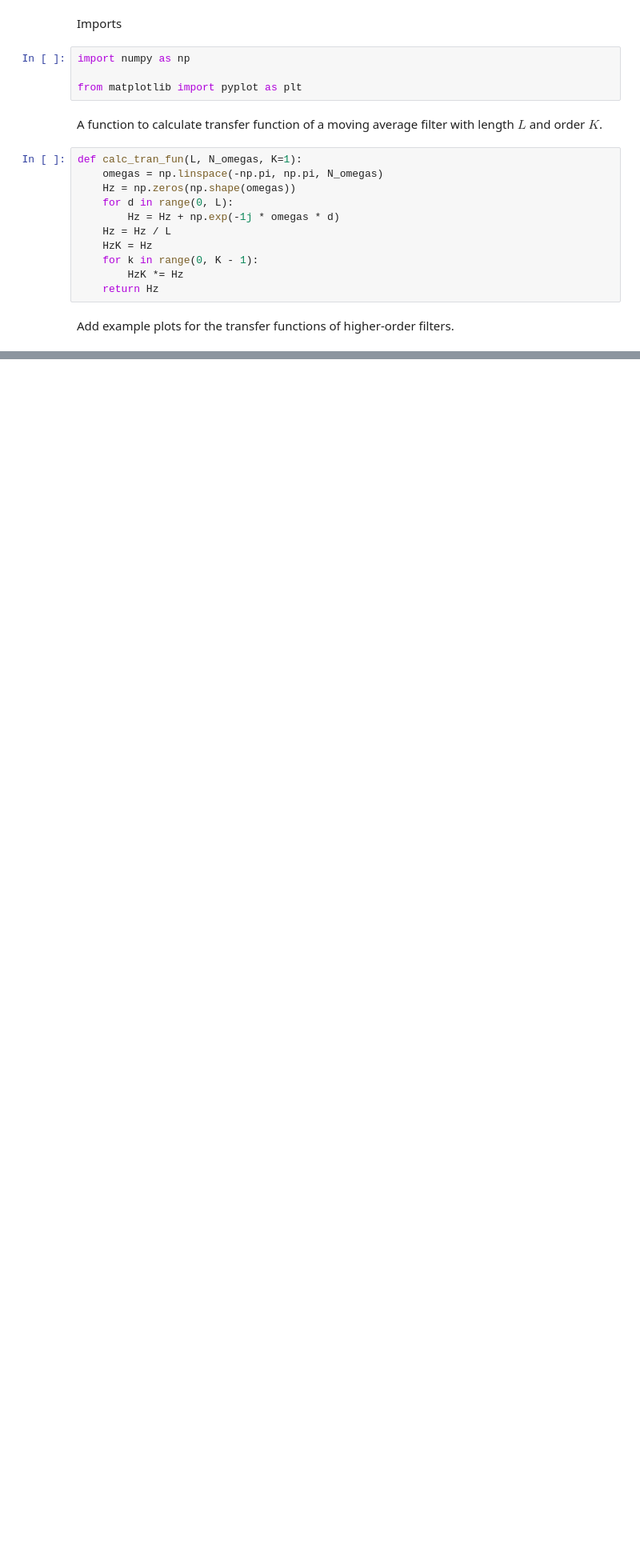
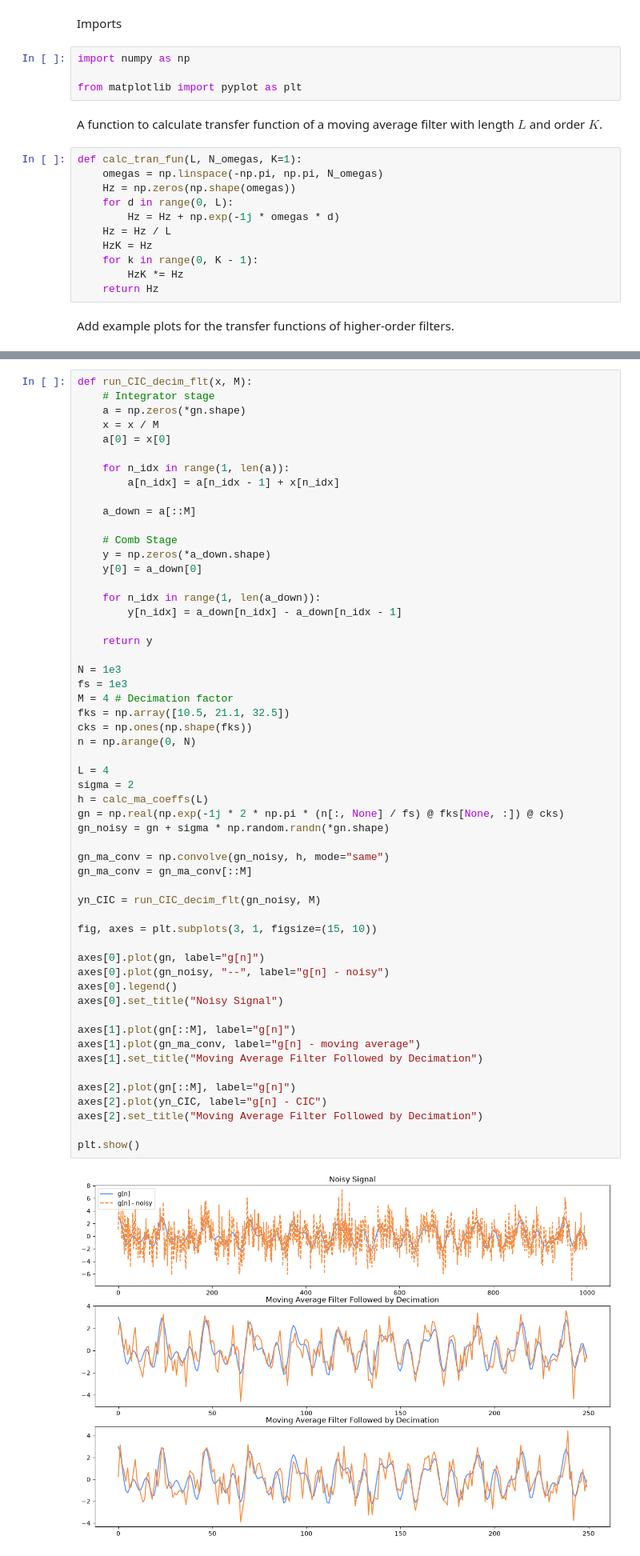
Before and after one commit to Sheffield-Chip-Design-Team/chipathon-2026-lora-mimo, a Jupyter notebook: lora-mimo/gnu-radio/cic-filter-sim/cic_filter.ipynb, the cells around one changed output, grey strips where cells are left out. Shown at 80% size. Saved outputs shown, nothing was run; the diff lists cells and outputs as text; blank space fills up the shorter version.

```diff
--- a/lora-mimo/gnu-radio/cic-filter-sim/cic_filter.ipynb
+++ b/lora-mimo/gnu-radio/cic-filter-sim/cic_filter.ipynb
@@ -73,0 +109,57 @@ plt.show()
+# %%
+def run_CIC_decim_flt(x, M):
+    # Integrator stage
+    a = np.zeros(*gn.shape)
+    x = x / M
+    a[0] = x[0]
+
+    for n_idx in range(1, len(a)):
+        a[n_idx] = a[n_idx - 1] + x[n_idx]
+
+    a_down = a[::M]
+
+    # Comb Stage
+    y = np.zeros(*a_down.shape)
+    y[0] = a_down[0]
+
+    for n_idx in range(1, len(a_down)):
+        y[n_idx] = a_down[n_idx] - a_down[n_idx - 1]
+
+    return y
+
+N = 1e3
+fs = 1e3
+M = 4 # Decimation factor
+fks = np.array([10.5, 21.1, 32.5])
+cks = np.ones(np.shape(fks))
+n = np.arange(0, N)
+
+L = 4
+sigma = 2
+h = calc_ma_coeffs(L)
+gn = np.real(np.exp(-1j * 2 * np.pi * (n[:, None] / fs) @ fks[None, :]) @ cks)
+gn_noisy = gn + sigma * np.random.randn(*gn.shape)
+
+gn_ma_conv = np.convolve(gn_noisy, h, mode="same")
+gn_ma_conv = gn_ma_conv[::M]
+
+yn_CIC = run_CIC_decim_flt(gn_noisy, M)
+
+fig, axes = plt.subplots(3, 1, figsize=(15, 10))
+
+axes[0].plot(gn, label="g[n]")
+axes[0].plot(gn_noisy, "--", label="g[n] - noisy")
+axes[0].legend()
+axes[0].set_title("Noisy Signal")
+
+axes[1].plot(gn[::M], label="g[n]")
+axes[1].plot(gn_ma_conv, label="g[n] - moving average")
+axes[1].set_title("Moving Average Filter Followed by Decimation")
+
+axes[2].plot(gn[::M], label="g[n]")
+axes[2].plot(yn_CIC, label="g[n] - CIC")
+axes[2].set_title("Moving Average Filter Followed by Decimation")
+
+plt.show()
+# %% [output]
+[figure, added]
```
Also changed, not shown: parts of 5 cells of this notebook, 1 other file.
